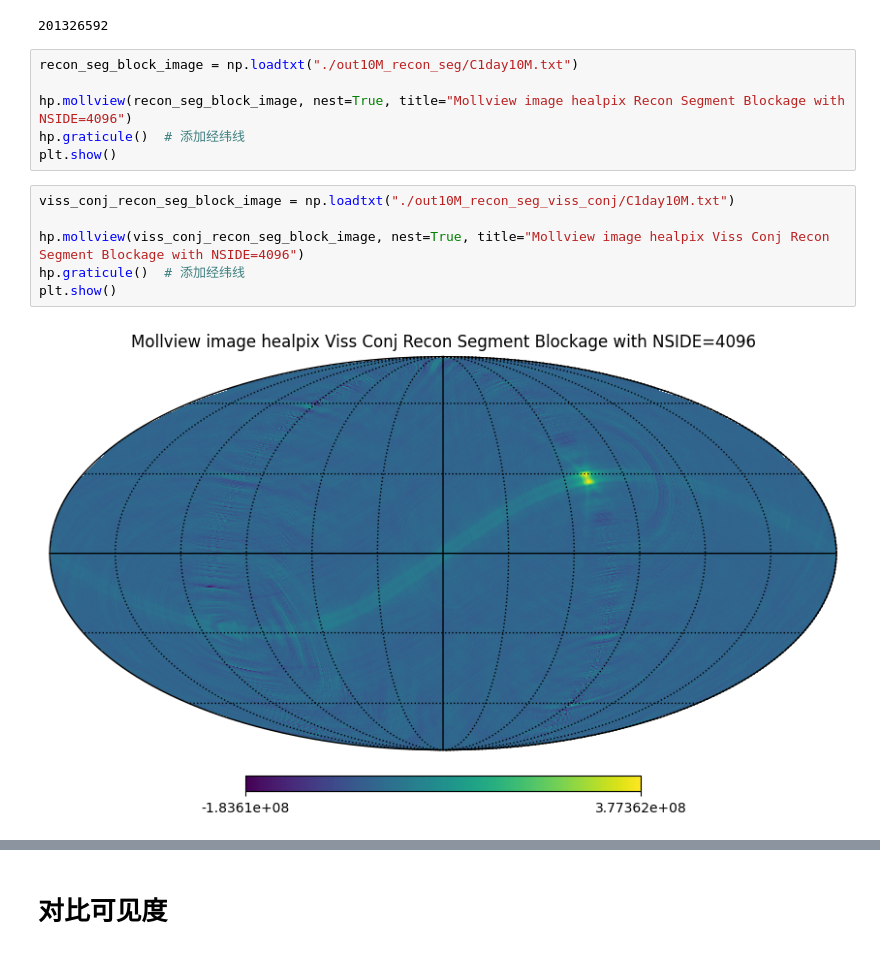
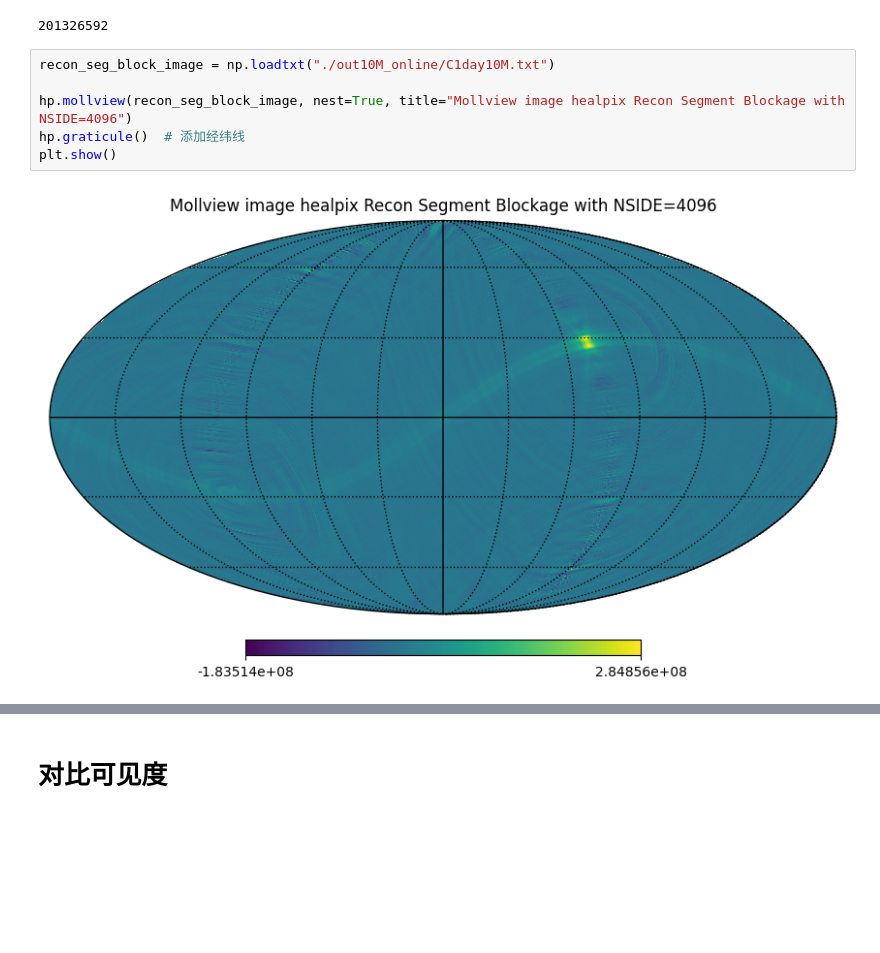
Before and after one commit to SSshuishui/viss_optimize_ws, a Jupyter notebook: healpix_ws_10Mhz.ipynb, the cells around one changed output, grey strips where cells are left out. Drawn from its saved outputs; the diff is of its cells as text; blank space fills up the shorter version.

Commit message:
uvw and lmn with online compute, and still segment

```diff
--- a/healpix_ws_10Mhz.ipynb
+++ b/healpix_ws_10Mhz.ipynb
@@ -18,16 +18,10 @@ print(NPIX)
 # %% [output]
 201326592
 # %%
-recon_seg_block_image = np.loadtxt("./out10M_recon_seg/C1day10M.txt")
+recon_seg_block_image = np.loadtxt("./out10M_online/C1day10M.txt")
 
 hp.mollview(recon_seg_block_image, nest=True, title="Mollview image healpix Recon Segment Blockage with NSIDE=4096")
 hp.graticule()  # 添加经纬线
 plt.show()
+# %% [output]
+[figure, added]
-# %%
-viss_conj_recon_seg_block_image = np.loadtxt("./out10M_recon_seg_viss_conj/C1day10M.txt")
-
-hp.mollview(viss_conj_recon_seg_block_image, nest=True, title="Mollview image healpix Viss Conj Recon Segment Blockage with NSIDE=4096")
-hp.graticule()  # 添加经纬线
-plt.show()
-# %% [output]
-[figure, removed]
```
Also changed, not shown: parts of 9 cells of this notebook, 31 other files.
